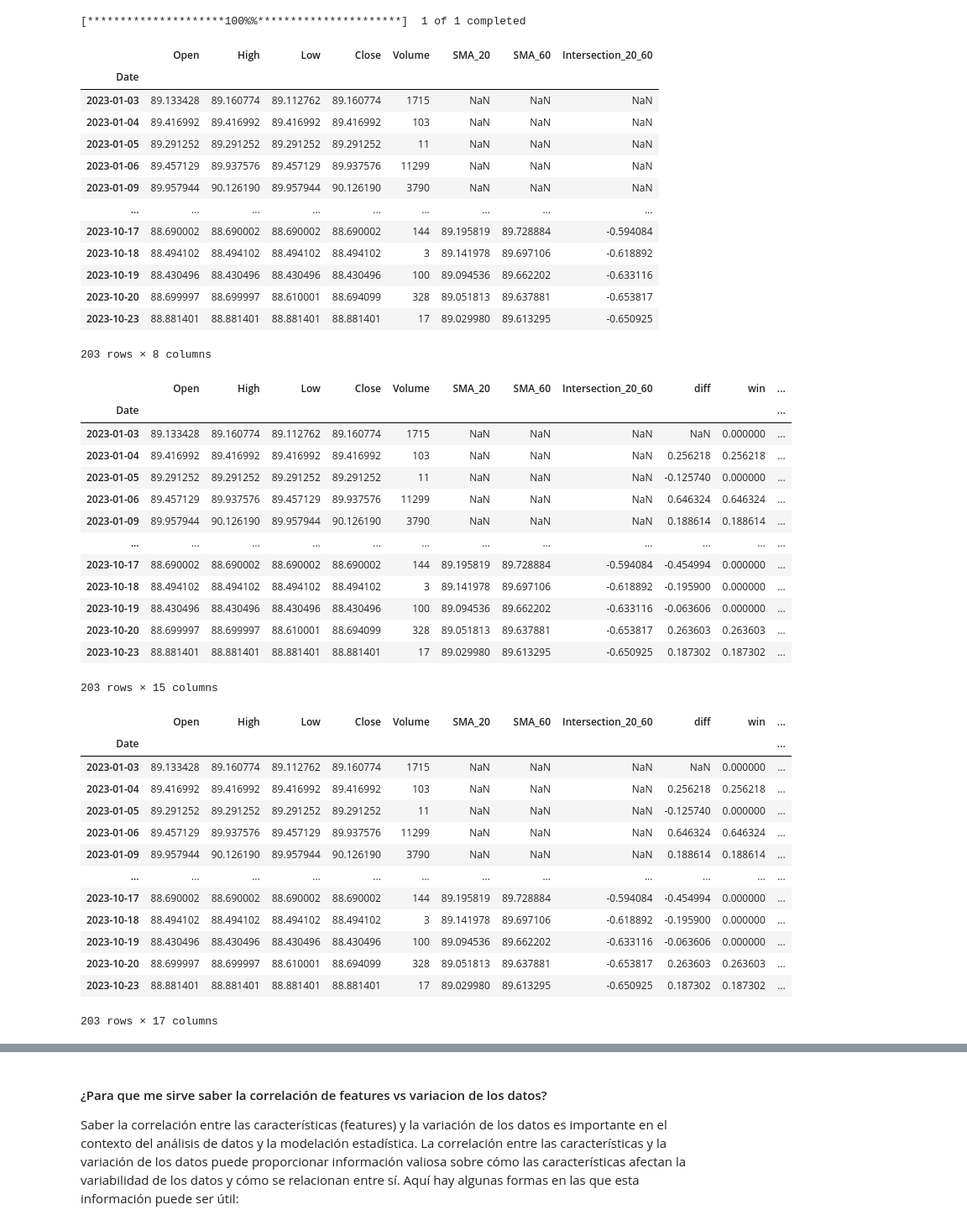
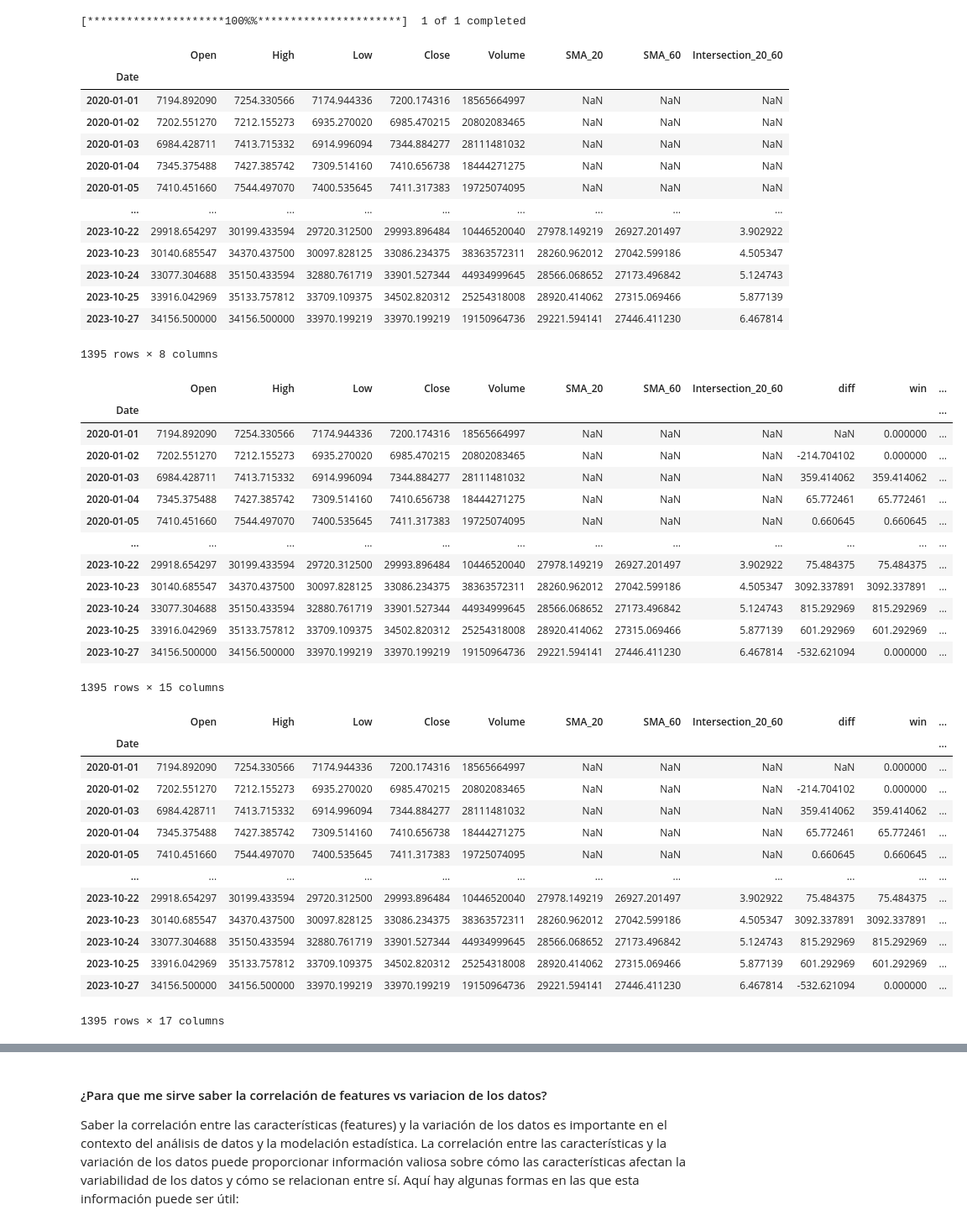
Before and after one commit to AlejandroDaneri/trabajo-profesional-fiuba, a Jupyter notebook: examples/data_mining.ipynb, the cells around one changed output, grey strips where cells are left out. Shown at 84% size. Drawn from its saved outputs; the diff is of its cells as text; code cells hidden in the pictures.

```diff
--- a/examples/data_mining.ipynb
+++ b/examples/data_mining.ipynb
@@ -16,11 +17,11 @@ except ModuleNotFoundError:
   import yfinance as yf
 # %%
 rounds=14
-ticker = 'BTC'
+ticker = 'BTC-USD'
 fast_period , slow_period = 20, 60
 sigma = 40
 
-data = yf.download(ticker, auto_adjust=True, start = '2023-01-01')
+data = yf.download(ticker, auto_adjust=True, start = '2020-01-01')
 # %% [output]
 [*********************100%%**********************]  1 of 1 completed
 # %%
@@ -33,43 +34,43 @@ data
 # %% [output]
 |  | Open | High | Low | Close | Volume | SMA_20 | SMA_60 | Intersection_20_60 |
 | Date |  |  |  |  |  |  |  |  |
-| 2023-01-03 | 89.133428 | 89.160774 | 89.112762 | 89.160774 | 1715 | NaN | NaN | NaN |
-| 2023-01-04 | 89.416992 | 89.416992 | 89.416992 | 89.416992 | 103 | NaN | NaN | NaN |
-| 2023-01-05 | 89.291252 | 89.291252 | 89.291252 | 89.291252 | 11 | NaN | NaN | NaN |
-| 2023-01-06 | 89.457129 | 89.937576 | 89.457129 | 89.937576 | 11299 | NaN | NaN | NaN |
-| 2023-01-09 | 89.957944 | 90.126190 | 89.957944 | 90.126190 | 3790 | NaN | NaN | NaN |
+| 2020-01-01 | 7194.892090 | 7254.330566 | 7174.944336 | 7200.174316 | 18565664997 | NaN | NaN | NaN |
+| 2020-01-02 | 7202.551270 | 7212.155273 | 6935.270020 | 6985.470215 | 20802083465 | NaN | NaN | NaN |
+| 2020-01-03 | 6984.428711 | 7413.715332 | 6914.996094 | 7344.884277 | 28111481032 | NaN | NaN | NaN |
+| 2020-01-04 | 7345.375488 | 7427.385742 | 7309.514160 | 7410.656738 | 18444271275 | NaN | NaN | NaN |
+| 2020-01-05 | 7410.451660 | 7544.497070 | 7400.535645 | 7411.317383 | 19725074095 | NaN | NaN | NaN |
 | ... | ... | ... | ... | ... | ... | ... | ... | ... |
-| 2023-10-17 | 88.690002 | 88.690002 | 88.690002 | 88.690002 | 144 | 89.195819 | 89.728884 | -0.594084 |
-| 2023-10-18 | 88.494102 | 88.494102 | 88.494102 | 88.494102 | 3 | 89.141978 | 89.697106 | -0.618892 |
-| 2023-10-19 | 88.430496 | 88.430496 | 88.430496 | 88.430496 | 100 | 89.094536 | 89.662202 | -0.633116 |
-| 2023-10-20 | 88.699997 | 88.699997 | 88.610001 | 88.694099 | 328 | 89.051813 | 89.637881 | -0.653817 |
-| 2023-10-23 | 88.881401 | 88.881401 | 88.881401 | 88.881401 | 17 | 89.029980 | 89.613295 | -0.650925 |
+| 2023-10-22 | 29918.654297 | 30199.433594 | 29720.312500 | 29993.896484 | 10446520040 | 27978.149219 | 26927.201497 | 3.902922 |
+| 2023-10-23 | 30140.685547 | 34370.437500 | 30097.828125 | 33086.234375 | 38363572311 | 28260.962012 | 27042.599186 | 4.505347 |
+| 2023-10-24 | 33077.304688 | 35150.433594 | 32880.761719 | 33901.527344 | 44934999645 | 28566.068652 | 27173.496842 | 5.124743 |
+| 2023-10-25 | 33916.042969 | 35133.757812 | 33709.109375 | 34502.820312 | 25254318008 | 28920.414062 | 27315.069466 | 5.877139 |
+| 2023-10-27 | 34156.500000 | 34156.500000 | 33970.199219 | 33970.199219 | 19150964736 | 29221.594141 | 27446.411230 | 6.467814 |
-203 rows × 8 columns
+1395 rows × 8 columns
 # %%
 #RSI
 data['diff']= data.Close.diff()
 data['win']= np.where(data['diff']>0,data['diff'],0)
 data['loss']= np.where(data['diff']<0,abs(data['diff']),0)
 data['EMA_win'] = data.win.ewm(alpha=1/rounds).mean()
 data['EMA_loss'] = data.loss.ewm(alpha=1/rounds).mean()
 data['RS'] = data.EMA_win / data.EMA_loss
-data['RSI'] = 100 - (100 /1+data.RS)
+data['RSI'] = 100 - (100 /(1+data.RS)) #TODO: Check vs alphavantage API
 data
 # %% [output]
 |  | Open | High | Low | Close | Volume | SMA_20 | SMA_60 | Intersection_20_60 | diff | win | ... |
 | Date |  |  |  |  |  |  |  |  |  |  | ... |
-| 2023-01-03 | 89.133428 | 89.160774 | 89.112762 | 89.160774 | 1715 | NaN | NaN | NaN | NaN | 0.000000 | ... |
-| 2023-01-04 | 89.416992 | 89.416992 | 89.416992 | 89.416992 | 103 | NaN | NaN | NaN | 0.256218 | 0.256218 | ... |
-| 2023-01-05 | 89.291252 | 89.291252 | 89.291252 | 89.291252 | 11 | NaN | NaN | NaN | -0.125740 | 0.000000 | ... |
-| 2023-01-06 | 89.457129 | 89.937576 | 89.457129 | 89.937576 | 11299 | NaN | NaN | NaN | 0.646324 | 0.646324 | ... |
-| 2023-01-09 | 89.957944 | 90.126190 | 89.957944 | 90.126190 | 3790 | NaN | NaN | NaN | 0.188614 | 0.188614 | ... |
+| 2020-01-01 | 7194.892090 | 7254.330566 | 7174.944336 | 7200.174316 | 18565664997 | NaN | NaN | NaN | NaN | 0.000000 | ... |
+| 2020-01-02 | 7202.551270 | 7212.155273 | 6935.270020 | 6985.470215 | 20802083465 | NaN | NaN | NaN | -214.704102 | 0.000000 | ... |
+| 2020-01-03 | 6984.428711 | 7413.715332 | 6914.996094 | 7344.884277 | 28111481032 | NaN | NaN | NaN | 359.414062 | 359.414062 | ... |
+| 2020-01-04 | 7345.375488 | 7427.385742 | 7309.514160 | 7410.656738 | 18444271275 | NaN | NaN | NaN | 65.772461 | 65.772461 | ... |
+| 2020-01-05 | 7410.451660 | 7544.497070 | 7400.535645 | 7411.317383 | 19725074095 | NaN | NaN | NaN | 0.660645 | 0.660645 | ... |
 | ... | ... | ... | ... | ... | ... | ... | ... | ... | ... | ... | ... |
-| 2023-10-17 | 88.690002 | 88.690002 | 88.690002 | 88.690002 | 144 | 89.195819 | 89.728884 | -0.594084 | -0.454994 | 0.000000 | ... |
-| 2023-10-18 | 88.494102 | 88.494102 | 88.494102 | 88.494102 | 3 | 89.141978 | 89.697106 | -0.618892 | -0.195900 | 0.000000 | ... |
-| 2023-10-19 | 88.430496 | 88.430496 | 88.430496 | 88.430496 | 100 | 89.094536 | 89.662202 | -0.633116 | -0.063606 | 0.000000 | ... |
-| 2023-10-20 | 88.699997 | 88.699997 | 88.610001 | 88.694099 | 328 | 89.051813 | 89.637881 | -0.653817 | 0.263603 | 0.263603 | ... |
-| 2023-10-23 | 88.881401 | 88.881401 | 88.881401 | 88.881401 | 17 | 89.029980 | 89.613295 | -0.650925 | 0.187302 | 0.187302 | ... |
+| 2023-10-22 | 29918.654297 | 30199.433594 | 29720.312500 | 29993.896484 | 10446520040 | 27978.149219 | 26927.201497 | 3.902922 | 75.484375 | 75.484375 | ... |
+| 2023-10-23 | 30140.685547 | 34370.437500 | 30097.828125 | 33086.234375 | 38363572311 | 28260.962012 | 27042.599186 | 4.505347 | 3092.337891 | 3092.337891 | ... |
+| 2023-10-24 | 33077.304688 | 35150.433594 | 32880.761719 | 33901.527344 | 44934999645 | 28566.068652 | 27173.496842 | 5.124743 | 815.292969 | 815.292969 | ... |
+| 2023-10-25 | 33916.042969 | 35133.757812 | 33709.109375 | 34502.820312 | 25254318008 | 28920.414062 | 27315.069466 | 5.877139 | 601.292969 | 601.292969 | ... |
+| 2023-10-27 | 34156.500000 | 34156.500000 | 33970.199219 | 33970.199219 | 19150964736 | 29221.594141 | 27446.411230 | 6.467814 | -532.621094 | 0.000000 | ... |
-203 rows × 15 columns
+1395 rows × 15 columns
 # %%
 # volatility
 data['var'] = data.Close.pct_change()*100 # The pct_change() method returns a DataFrame with the percentage difference between the values for each row and, by default, the previous row.
@@ -78,18 +79,18 @@ data
 # %% [output]
 |  | Open | High | Low | Close | Volume | SMA_20 | SMA_60 | Intersection_20_60 | diff | win | ... |
 | Date |  |  |  |  |  |  |  |  |  |  | ... |
-| 2023-01-03 | 89.133428 | 89.160774 | 89.112762 | 89.160774 | 1715 | NaN | NaN | NaN | NaN | 0.000000 | ... |
-| 2023-01-04 | 89.416992 | 89.416992 | 89.416992 | 89.416992 | 103 | NaN | NaN | NaN | 0.256218 | 0.256218 | ... |
-| 2023-01-05 | 89.291252 | 89.291252 | 89.291252 | 89.291252 | 11 | NaN | NaN | NaN | -0.125740 | 0.000000 | ... |
-| 2023-01-06 | 89.457129 | 89.937576 | 89.457129 | 89.937576 | 11299 | NaN | NaN | NaN | 0.646324 | 0.646324 | ... |
-| 2023-01-09 | 89.957944 | 90.126190 | 89.957944 | 90.126190 | 3790 | NaN | NaN | NaN | 0.188614 | 0.188614 | ... |
+| 2020-01-01 | 7194.892090 | 7254.330566 | 7174.944336 | 7200.174316 | 18565664997 | NaN | NaN | NaN | NaN | 0.000000 | ... |
+| 2020-01-02 | 7202.551270 | 7212.155273 | 6935.270020 | 6985.470215 | 20802083465 | NaN | NaN | NaN | -214.704102 | 0.000000 | ... |
+| 2020-01-03 | 6984.428711 | 7413.715332 | 6914.996094 | 7344.884277 | 28111481032 | NaN | NaN | NaN | 359.414062 | 359.414062 | ... |
+| 2020-01-04 | 7345.375488 | 7427.385742 | 7309.514160 | 7410.656738 | 18444271275 | NaN | NaN | NaN | 65.772461 | 65.772461 | ... |
+| 2020-01-05 | 7410.451660 | 7544.497070 | 7400.535645 | 7411.317383 | 19725074095 | NaN | NaN | NaN | 0.660645 | 0.660645 | ... |
 | ... | ... | ... | ... | ... | ... | ... | ... | ... | ... | ... | ... |
-| 2023-10-17 | 88.690002 | 88.690002 | 88.690002 | 88.690002 | 144 | 89.195819 | 89.728884 | -0.594084 | -0.454994 | 0.000000 | ... |
-| 2023-10-18 | 88.494102 | 88.494102 | 88.494102 | 88.494102 | 3 | 89.141978 | 89.697106 | -0.618892 | -0.195900 | 0.000000 | ... |
-| 2023-10-19 | 88.430496 | 88.430496 | 88.430496 | 88.430496 | 100 | 89.094536 | 89.662202 | -0.633116 | -0.063606 | 0.000000 | ... |
-| 2023-10-20 | 88.699997 | 88.699997 | 88.610001 | 88.694099 | 328 | 89.051813 | 89.637881 | -0.653817 | 0.263603 | 0.263603 | ... |
-| 2023-10-23 | 88.881401 | 88.881401 | 88.881401 | 88.881401 | 17 | 89.029980 | 89.613295 | -0.650925 | 0.187302 | 0.187302 | ... |
+| 2023-10-22 | 29918.654297 | 30199.433594 | 29720.312500 | 29993.896484 | 10446520040 | 27978.149219 | 26927.201497 | 3.902922 | 75.484375 | 75.484375 | ... |
+| 2023-10-23 | 30140.685547 | 34370.437500 | 30097.828125 | 33086.234375 | 38363572311 | 28260.962012 | 27042.599186 | 4.505347 | 3092.337891 | 3092.337891 | ... |
+| 2023-10-24 | 33077.304688 | 35150.433594 | 32880.761719 | 33901.527344 | 44934999645 | 28566.068652 | 27173.496842 | 5.124743 | 815.292969 | 815.292969 | ... |
+| 2023-10-25 | 33916.042969 | 35133.757812 | 33709.109375 | 34502.820312 | 25254318008 | 28920.414062 | 27315.069466 | 5.877139 | 601.292969 | 601.292969 | ... |
+| 2023-10-27 | 34156.500000 | 34156.500000 | 33970.199219 | 33970.199219 | 19150964736 | 29221.594141 | 27446.411230 | 6.467814 | -532.621094 | 0.000000 | ... |
-203 rows × 17 columns
+1395 rows × 17 columns
 # %%
 data['fw_10'] = (data.Close.shift(-10) / data.Close.shift() - 1 )*100
 data['fw_20'] = (data.Close.shift(-20) / data.Close.shift() - 1 )*100
```
Also changed, not shown: parts of 21 cells of this notebook, 2 other files.
